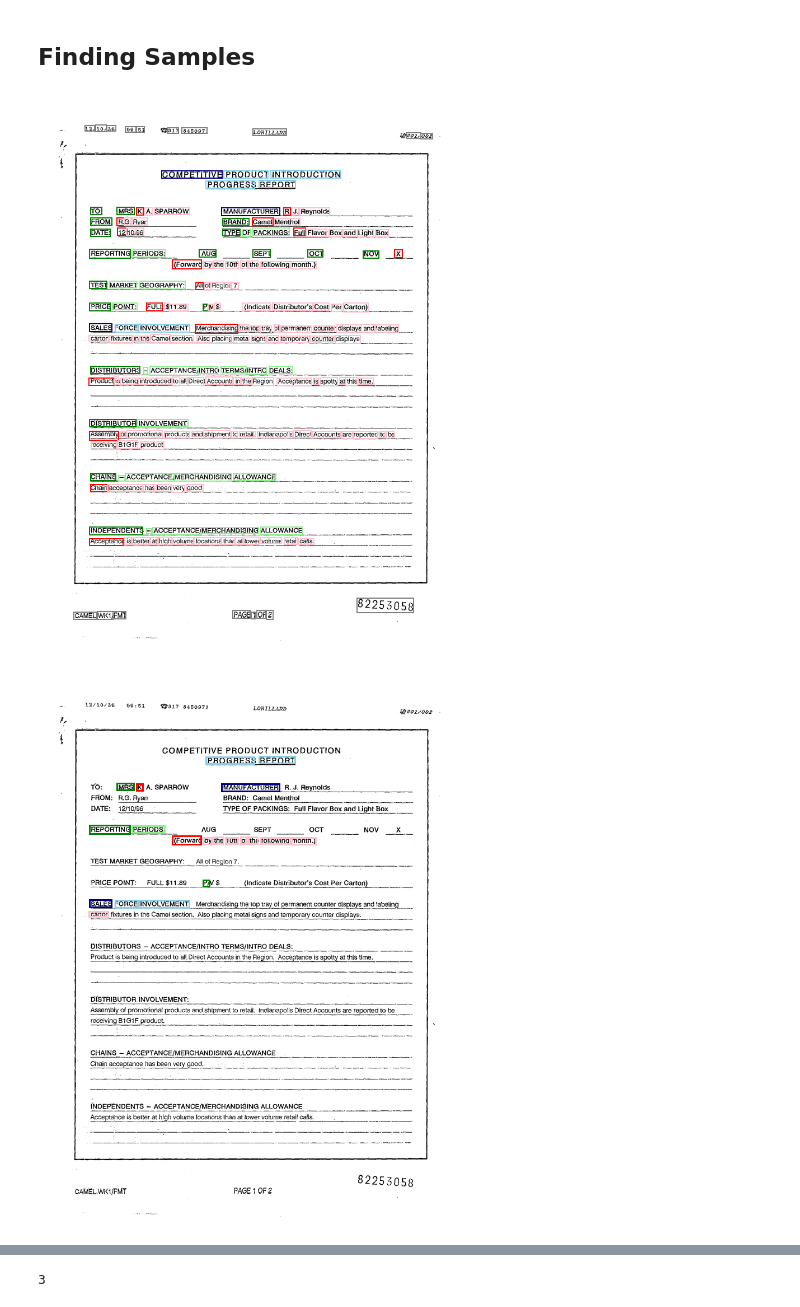
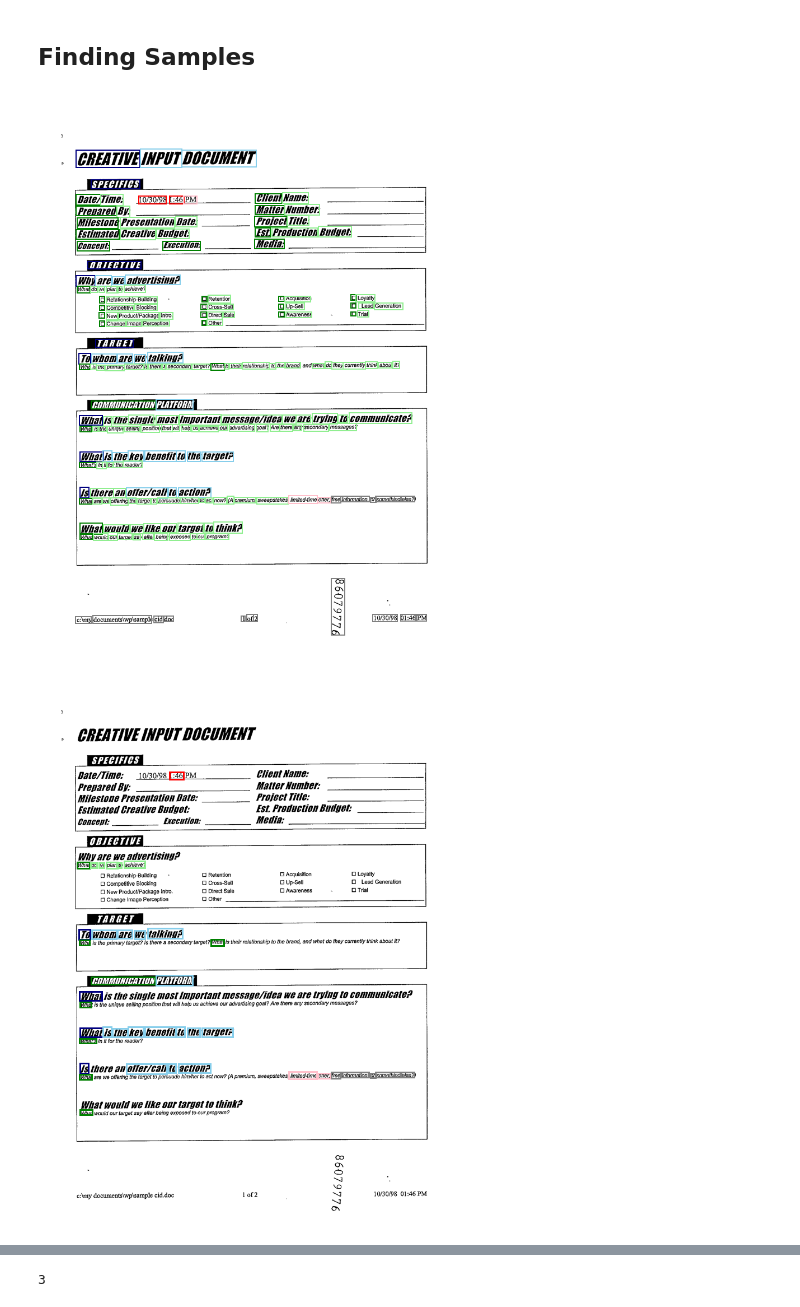
Before and after one commit to adamserag1/Interpretability-for-VRDU-models, a Jupyter notebook: experiments/THESE-NER-Local.ipynb, the cells around one changed output, grey strips where cells are left out. Drawn from its saved outputs; the diff is of its cells as text; code cells hidden in the pictures.

```diff
--- a/experiments/THESE-NER-Local.ipynb
+++ b/experiments/THESE-NER-Local.ipynb
@@ -311,35 +283,35 @@ def visualise_two_models(
     return img_a, img_b
 
 
-page = FUNSD["test"][5]                        # or your DocSample instance
+page = FUNSD["test"][29]                        # or your DocSample instance
 
 img_llmv3, img_bros = visualise_two_models(
     page,
     LLMV3, LLMV3_encode,
     BROS , BROS_encode,
     id2label,
     device=device,
 )
 
 # NEW: error-only overlays
 err_llmv3, err_bros = visualise_error_boxes(
     page, LLMV3, LLMV3_encode, BROS, BROS_encode, id2label, device=device
 )
 
 display(img_llmv3)      # all predictions from model A
 display(err_llmv3)      # only the wrong ones from model A
 display(img_bros)       # all predictions from model B
 display(err_bros)
 
 # TAG_COLOURS = {
 #     "O":          "gray",
 #     "B-HEADER":   "navy",
 #     "I-HEADER":   "skyblue",
 #     "B-QUESTION": "green",
 #     "I-QUESTION": "lightgreen",
 #     "B-ANSWER":   "red",
 #     "I-ANSWER":   "pink",
 # }
 # %% [output]
-[figure, old version]
+[figure, new version]
-[figure, old version]
+[figure, new version]
```
Also changed, not shown: parts of 23 cells of this notebook.
